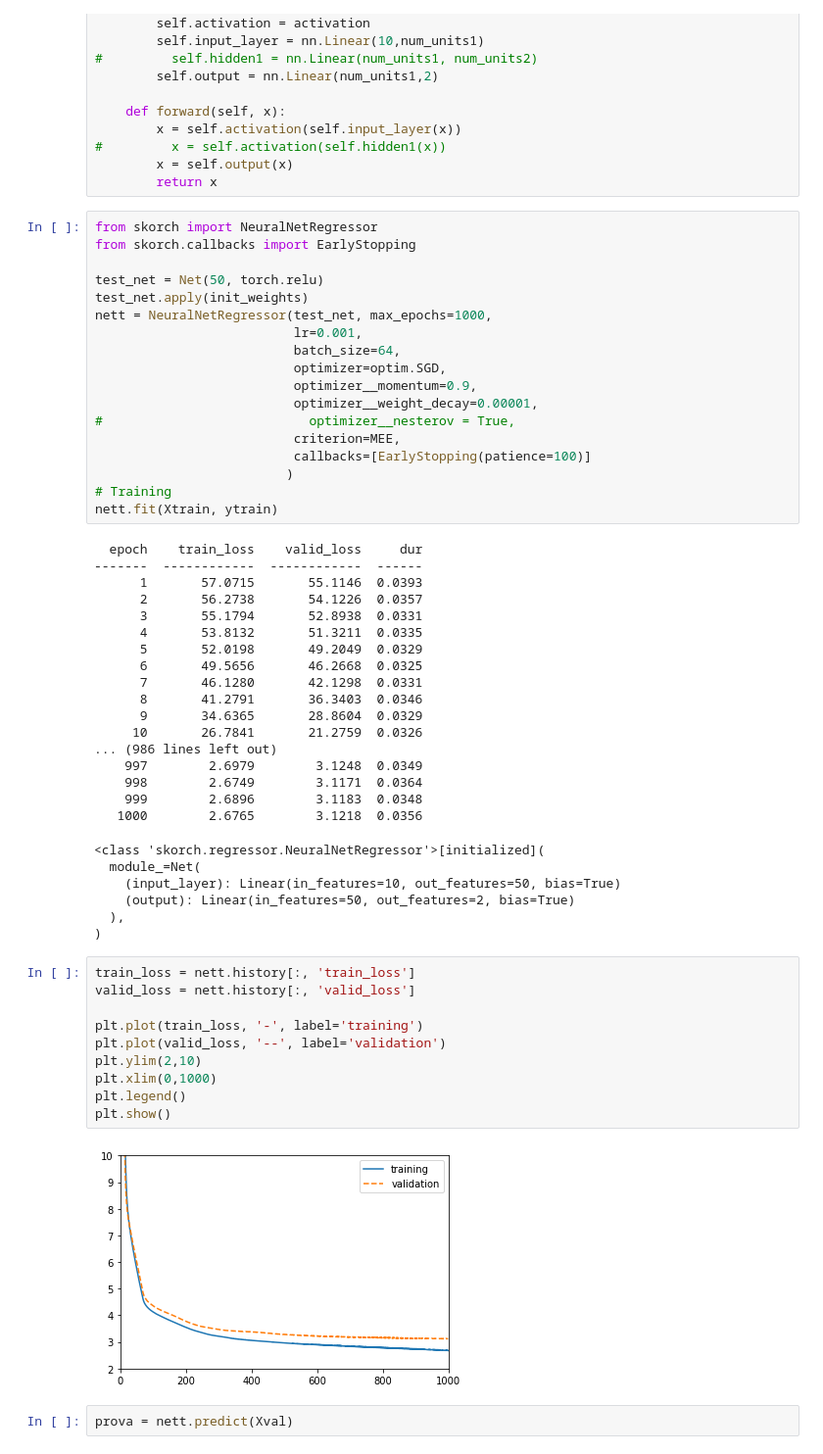
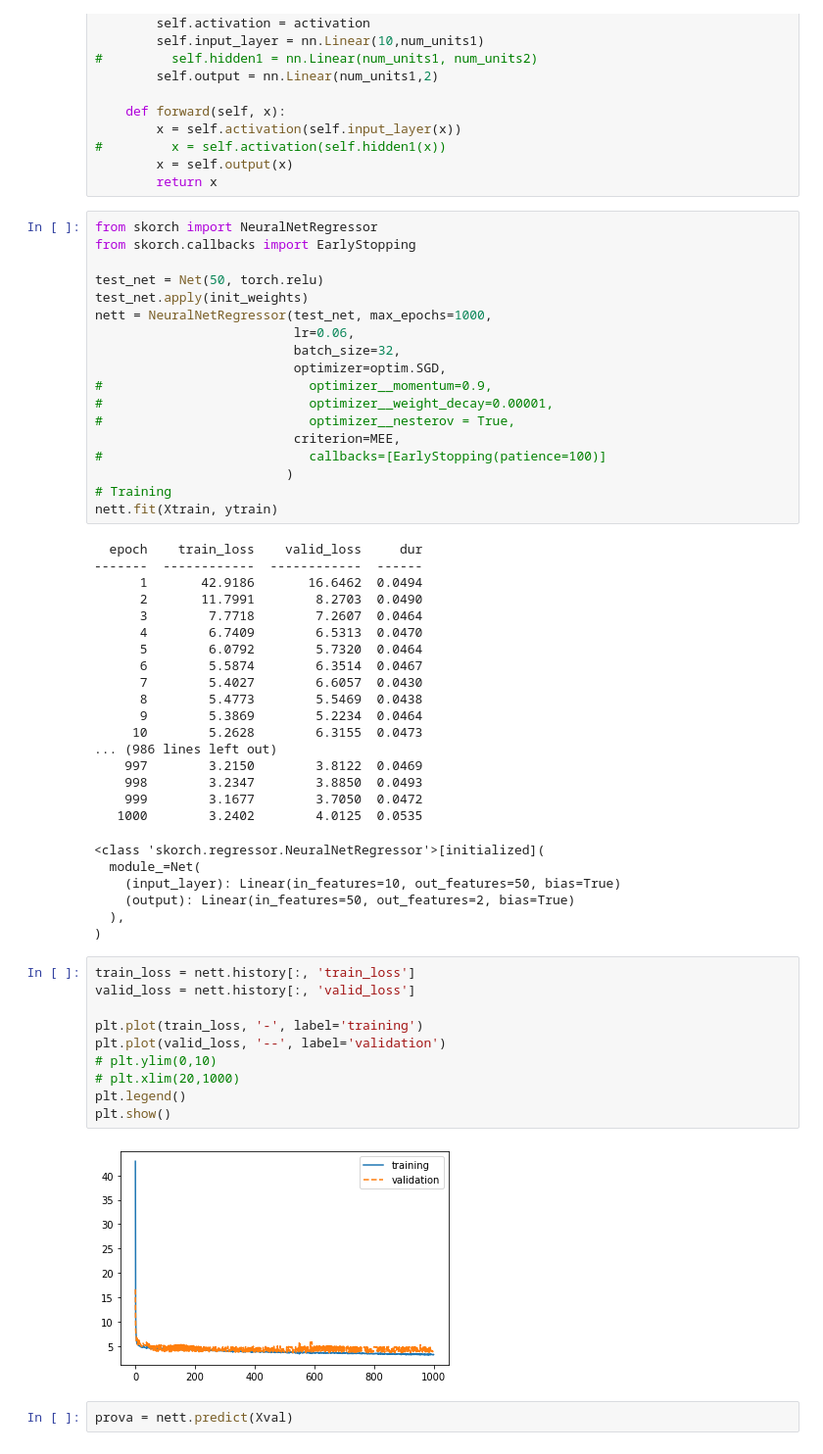
Before and after one commit to vlnraf/ml-project, a Jupyter notebook: src/pytorch/Pytorch Grid.ipynb, the cells around one changed output. Shown at 98% size. Saved outputs shown, nothing was run; the diff lists cells and outputs as text.

```diff
--- a/src/pytorch/Pytorch Grid.ipynb
+++ b/src/pytorch/Pytorch Grid.ipynb
@@ -423,35 +407,35 @@ from skorch.callbacks import EarlyStopping
 test_net = Net(50, torch.relu)
 test_net.apply(init_weights)
 nett = NeuralNetRegressor(test_net, max_epochs=1000,
-                          lr=0.001,
-                          batch_size=64,
+                          lr=0.06,
+                          batch_size=32,
                           optimizer=optim.SGD,
-                          optimizer__momentum=0.9,
-                          optimizer__weight_decay=0.00001,
+#                           optimizer__momentum=0.9,
+#                           optimizer__weight_decay=0.00001,
 #                           optimizer__nesterov = True,
                           criterion=MEE,
-                          callbacks=[EarlyStopping(patience=100)]
+#                           callbacks=[EarlyStopping(patience=100)]
                          )
 # Training
 nett.fit(Xtrain, ytrain)
 # %% [output]
   epoch    train_loss    valid_loss     dur
 -------  ------------  ------------  ------
-      1       57.0715       55.1146  0.0393
-      2       56.2738       54.1226  0.0357
-      3       55.1794       52.8938  0.0331
-      4       53.8132       51.3211  0.0335
-      5       52.0198       49.2049  0.0329
-      6       49.5656       46.2668  0.0325
-      7       46.1280       42.1298  0.0331
-      8       41.2791       36.3403  0.0346
-      9       34.6365       28.8604  0.0329
-     10       26.7841       21.2759  0.0326
+      1       42.9186       16.6462  0.0494
+      2       11.7991        8.2703  0.0490
+      3        7.7718        7.2607  0.0464
+      4        6.7409        6.5313  0.0470
+      5        6.0792        5.7320  0.0464
+      6        5.5874        6.3514  0.0467
+      7        5.4027        6.6057  0.0430
+      8        5.4773        5.5469  0.0438
+      9        5.3869        5.2234  0.0464
+     10        5.2628        6.3155  0.0473
 ... (986 lines left out)
-    997        2.6979        3.1248  0.0349
-    998        2.6749        3.1171  0.0364
-    999        2.6896        3.1183  0.0348
-   1000        2.6765        3.1218  0.0356
+    997        3.2150        3.8122  0.0469
+    998        3.2347        3.8850  0.0493
+    999        3.1677        3.7050  0.0472
+   1000        3.2402        4.0125  0.0535
 <class 'skorch.regressor.NeuralNetRegressor'>[initialized](
   module_=Net(
     (input_layer): Linear(in_features=10, out_features=50, bias=True)
@@ -461,15 +445,15 @@ nett.fit(Xtrain, ytrain)
 # %%
 train_loss = nett.history[:, 'train_loss']
 valid_loss = nett.history[:, 'valid_loss']
 
 plt.plot(train_loss, '-', label='training')
 plt.plot(valid_loss, '--', label='validation')
-plt.ylim(2,10)
-plt.xlim(0,1000)
+# plt.ylim(0,10)
+# plt.xlim(20,1000)
 plt.legend()
 plt.show()
 # %% [output]
-[figure, old version]
+[figure, new version]
 # %%
 prova = nett.predict(Xval)
 # %%
```
Also changed, not shown: parts of 3 cells of this notebook, 19 other files.
